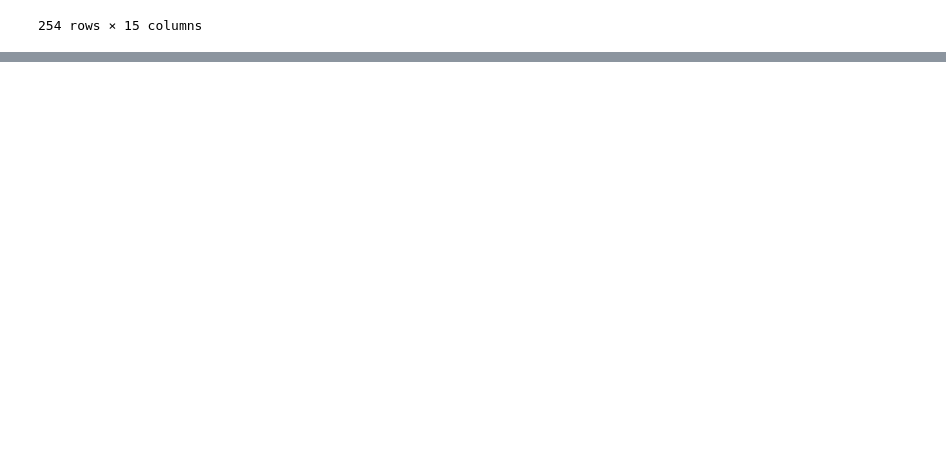
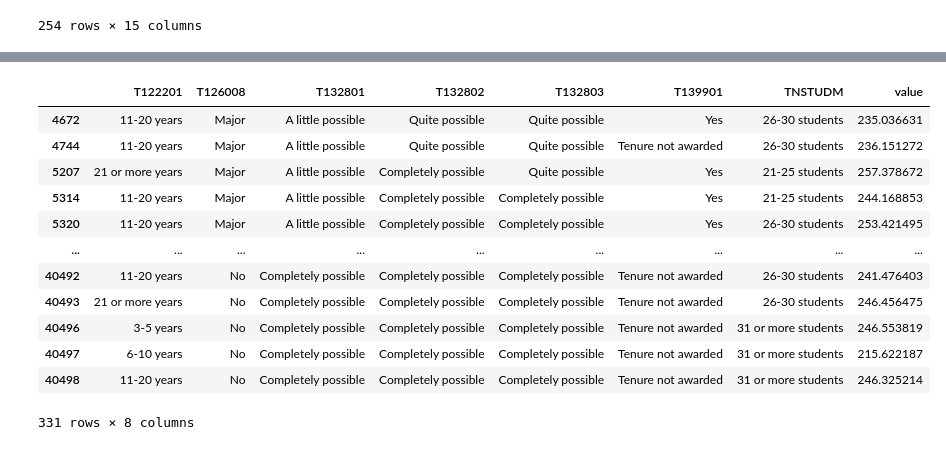
Before and after one commit to corwindark/5300_education_test_scores_project, a Jupyter notebook: api.ipynb, the cells around one changed output, grey strips where cells are left out. Drawn from its saved outputs; the diff is of its cells as text; code cells hidden in the pictures; blank space fills up the shorter version.

```diff
--- a/api.ipynb
+++ b/api.ipynb
@@ -259,0 +371,25 @@ plt.show()
+# %%
+teacher = raw
+
+teacher = teacher[teacher['value'] != 999]
+
+variables = teacher['variable'].str.split('+', expand=True).iloc[0].tolist()
+varValues = teacher['varValueLabel'].str.split('+', expand=True)
+varValues.columns = variables
+teacher = pd.concat([teacher, varValues], axis=1)
+teacher = teacher[['T122201','T126008','T132801','T132802','T132803','T139901','TNSTUDM', 'value']]
+teacher
+# %% [output]
+|  | T122201 | T126008 | T132801 | T132802 | T132803 | T139901 | TNSTUDM | value |
+| 4672 | 11-20 years | Major | A little possible | Quite possible | Quite possible | Yes | 26-30 students | 235.036631 |
+| 4744 | 11-20 years | Major | A little possible | Quite possible | Quite possible | Tenure not awarded | 26-30 students | 236.151272 |
+| 5207 | 21 or more years | Major | A little possible | Completely possible | Quite possible | Yes | 21-25 students | 257.378672 |
+| 5314 | 11-20 years | Major | A little possible | Completely possible | Completely possible | Yes | 21-25 students | 244.168853 |
+| 5320 | 11-20 years | Major | A little possible | Completely possible | Completely possible | Yes | 26-30 students | 253.421495 |
+| ... | ... | ... | ... | ... | ... | ... | ... | ... |
+| 40492 | 11-20 years | No | Completely possible | Completely possible | Completely possible | Tenure not awarded | 26-30 students | 241.476403 |
+| 40493 | 21 or more years | No | Completely possible | Completely possible | Completely possible | Tenure not awarded | 26-30 students | 246.456475 |
+| 40496 | 3-5 years | No | Completely possible | Completely possible | Completely possible | Tenure not awarded | 31 or more students | 246.553819 |
+| 40497 | 6-10 years | No | Completely possible | Completely possible | Completely possible | Tenure not awarded | 31 or more students | 215.622187 |
+| 40498 | 11-20 years | No | Completely possible | Completely possible | Completely possible | Tenure not awarded | 31 or more students | 246.325214 |
+331 rows × 8 columns
```
Also changed, not shown: parts of 9 cells of this notebook.
